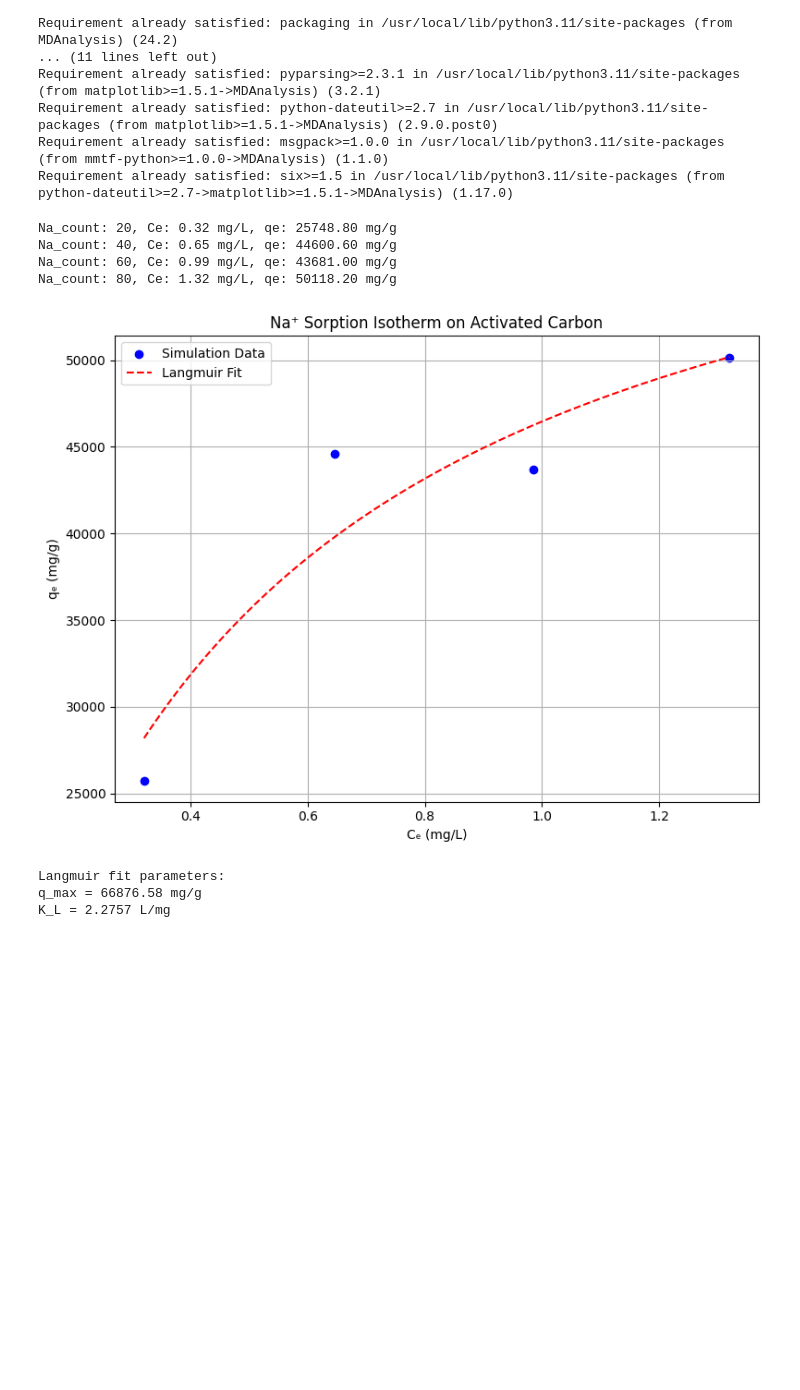
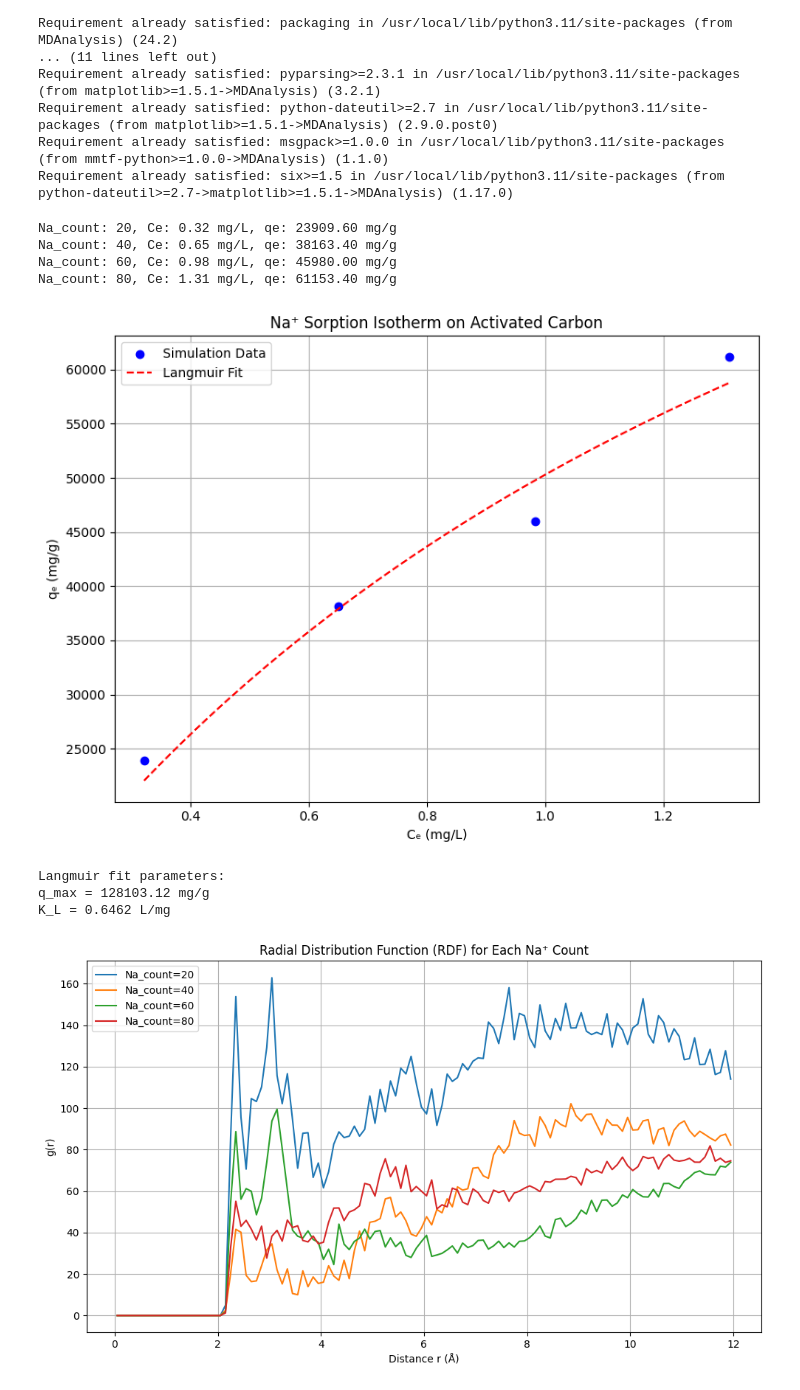
Before and after one commit to sushirito/Molecular-Dynamics, a Jupyter notebook: OpenMM_Scripting.ipynb, the cells around one changed output. Cells and saved outputs as stored; diff of their text form; code cells hidden in the pictures; blank space fills up the shorter version.

Commit message:
Completed Isotherm + RDF plots for Na-activated carbon

```diff
--- a/OpenMM_Scripting.ipynb
+++ b/OpenMM_Scripting.ipynb
@@ -200,47 +198,71 @@ quit
 # %%
-import numpy as np
+# Loop over different Na⁺ counts
 import matplotlib.pyplot as plt
 from scipy.optimize import curve_fit
+import csv
 
-Na_counts = [20, 40, 60, 80]  # example Na⁺ counts
+Na_counts = [20, 40, 60, 80]
 box_dims = (150.0, 150.0, 100.0)
 Ce_values = []
 qe_values = []
+rdf_data = []
 
 for count in Na_counts:
-    Ce, qe = run_simulation_and_analyze(count, box_dims, mass_adsorbent=1.0, initial_counts={'Na': count})
+    Ce, qe, r, rdf = run_simulation_and_analyze(count, box_dims, mass_adsorbent=1.0, initial_counts={'Na': count})
     Ce_values.append(Ce)
     qe_values.append(qe)
+    rdf_data.append((count, r, rdf))
     print(f"Na_count: {count}, Ce: {Ce:.2f} mg/L, qe: {qe:.2f} mg/g")
+
+# Save simulation data to CSV
+with open('sorption_data.csv', mode='w', newline='') as file:
+    writer = csv.writer(file)
+    writer.writerow(['Na_count', 'Ce (mg/L)', 'q_e (mg/g)'])
+    for count, Ce, qe in zip(Na_counts, Ce_values, qe_values):
+        writer.writerow([count, Ce, qe])
 
 # Langmuir isotherm fitting and plotting
 def langmuir(C, q_max, K_L):
     return (q_max * K_L * C) / (1 + K_L * C)
 
-params, _ = curve_fit(langmuir, Ce_values, qe_values, p0=[max(qe_values), 0.1])
-q_max, K_L = params
+if len(Ce_values) > 2:
+    params, _ = curve_fit(langmuir, Ce_values, qe_values, p0=[max(qe_values), 0.1], maxfev = 10000)
+    q_max, K_L = params
 
-Ce_fit = np.linspace(min(Ce_values), max(Ce_values), 100)
-qe_fit = langmuir(Ce_fit, *params)
+    Ce_fit = np.linspace(min(Ce_values), max(Ce_values), 100)
+    qe_fit = langmuir(Ce_fit, *params)
 
-plt.figure(figsize=(8, 6))
-plt.scatter(Ce_values, qe_values, c='b', label='Simulation Data')
-plt.plot(Ce_fit, qe_fit, 'r--', label='Langmuir Fit')
-plt.xlabel('Cₑ (mg/L)')
-plt.ylabel('qₑ (mg/g)')
-plt.title('Na⁺ Sorption Isotherm on Activated Carbon')
+    plt.figure(figsize=(8, 6))
+    plt.scatter(Ce_values, qe_values, c='b', label='Simulation Data')
+    plt.plot(Ce_fit, qe_fit, 'r--', label='Langmuir Fit')
+    plt.xlabel('Cₑ (mg/L)')
+    plt.ylabel('qₑ (mg/g)')
+    plt.title('Na⁺ Sorption Isotherm on Activated Carbon')
+    plt.legend()
+    plt.grid(True)
+    plt.tight_layout()
+    plt.show()
+
+    print(f"Langmuir fit parameters:\nq_max = {q_max:.2f} mg/g\nK_L = {K_L:.4f} L/mg")
+
+# RDF plotting for each trial
+plt.figure(figsize=(10, 6))
+for count, r, rdf in rdf_data:
+    plt.plot(r, rdf, label=f'Na_count={count}')
+plt.xlabel('Distance r (Å)')
+plt.ylabel('g(r)')
+plt.title('Radial Distribution Function (RDF) for Each Na⁺ Count')
 plt.legend()
 plt.grid(True)
 plt.tight_layout()
 plt.show()
-
-print(f"Langmuir fit parameters:\nq_max = {q_max:.2f} mg/g\nK_L = {K_L:.4f} L/mg")
 # %% [output]
-Na_count: 20, Ce: 0.32 mg/L, qe: 25748.80 mg/g
-Na_count: 40, Ce: 0.65 mg/L, qe: 44600.60 mg/g
-Na_count: 60, Ce: 0.99 mg/L, qe: 43681.00 mg/g
-Na_count: 80, Ce: 1.32 mg/L, qe: 50118.20 mg/g
+Na_count: 20, Ce: 0.32 mg/L, qe: 23909.60 mg/g
+Na_count: 40, Ce: 0.65 mg/L, qe: 38163.40 mg/g
+Na_count: 60, Ce: 0.98 mg/L, qe: 45980.00 mg/g
+Na_count: 80, Ce: 1.31 mg/L, qe: 61153.40 mg/g
-[figure, old version]
+[figure, new version]
 Langmuir fit parameters:
-q_max = 66876.58 mg/g
-K_L = 2.2757 L/mg
+q_max = 128103.12 mg/g
+K_L = 0.6462 L/mg
+[figure, added]
```
Also changed, not shown: parts of 9 cells of this notebook.
